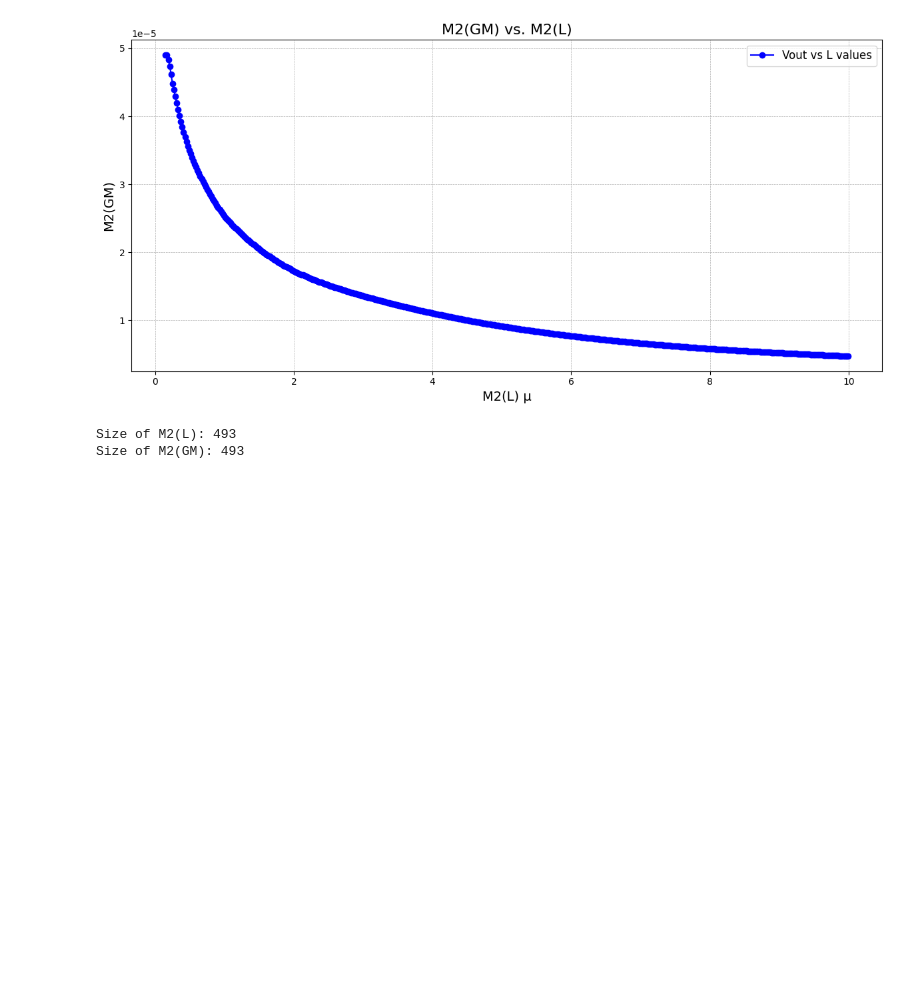
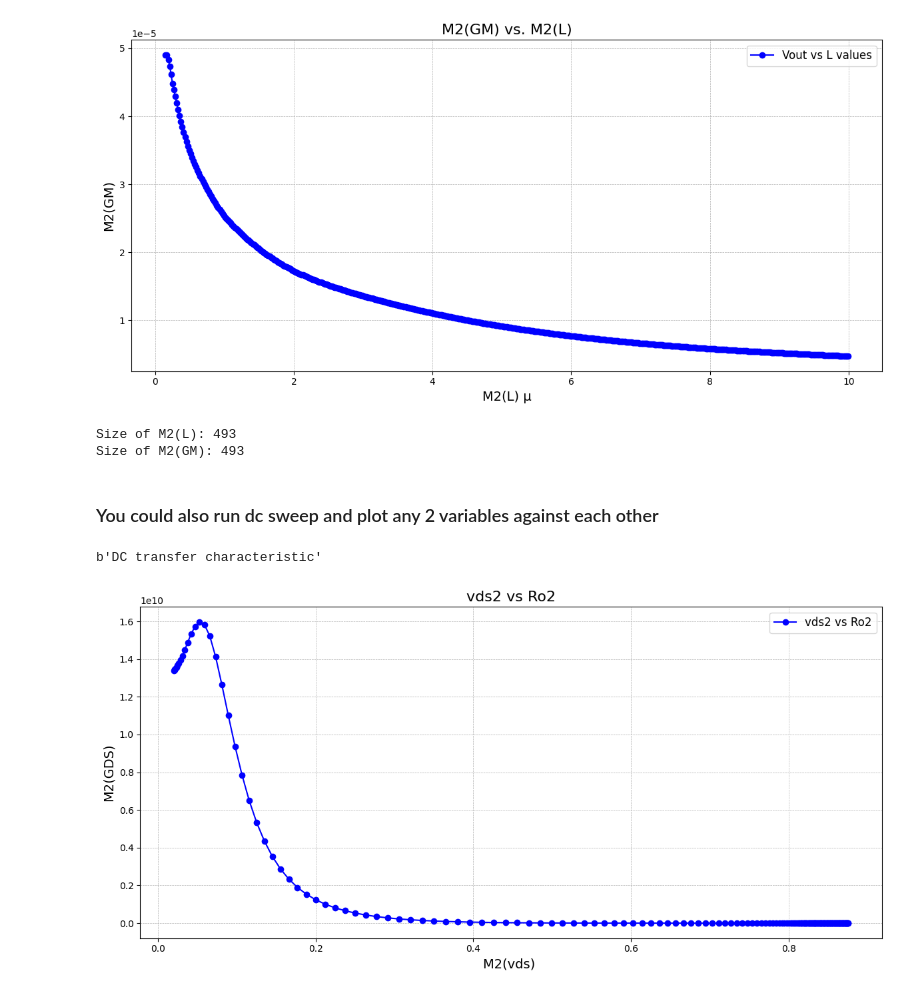
Before and after one commit to abdelrahmanali15/CircuitCruncher, a Jupyter notebook: post_analysis_notebook.ipynb, the cells around one changed output. Saved outputs shown, nothing was run; the diff lists cells and outputs as text; code cells hidden in the pictures; blank space fills up the shorter version.

Commit message:
add dc sweep

```diff
--- a/post_analysis_notebook.ipynb
+++ b/post_analysis_notebook.ipynb
@@ -89,6 +89,7 @@ sim_dir = '/home/tare/XschemForSky/labs/lab3/5t-ota/sim'
 save_raw_path = sim_dir +'/5t-ota_tb.raw'
 op_raw_path = sim_dir + '/5t-ota_tb.raw'
 ac_raw_path = sim_dir + '/5t-ota_tb_ac.raw'
+dc_raw_path = sim_dir + '/5t-ota_tb_dc.raw'
 output_dir = '/home/tare/XschemForSky/labs/lab3/5t-ota/sim'
 # %% [markdown]
 ### Generate Save Spice file for Operating point
@@ -272,3 +273,43 @@ print('Size of M2(GM):', vout.size)
 [figure]
 Size of M2(L): 493
 Size of M2(GM): 493
+# %% [markdown]
+### You could also run dc sweep and plot any 2 variables against each other
+# %%
+run_dc = True
+
+if run_dc:
+    (arrs, plots) = ng_raw_read(dc_raw_path)
+    DC_simNumber = simType('dc',plots)
+
+    print(plots[DC_simNumber][b'plotname']) # Print Simulation type to make sure it's what we want
+
+
+    dfs = to_data_frames((arrs, plots))
+    df = dfs[DC_simNumber]
+    # view_headers(df) # Print variables in dataframe to select variables I want to plot against each other
+
+
+    vds2 = df['v(@m.x1.xm2.msky130_fd_pr__pfet_01v8[vds])']
+    gds2 = df['@m.x1.xm2.msky130_fd_pr__pfet_01v8[gds]']
+    ro2  = np.divide(1,gds2)
+    plt.figure(figsize=(12, 6))  # Adjust the figure size
+
+    # Customize the plot
+    plt.plot(vds2, ro2, marker='o', linestyle='-', color='b', label='vds2 vs Ro2')
+    plt.title('vds2 vs Ro2', fontsize=16)
+    plt.xlabel('M2(vds) ', fontsize=14)
+    plt.ylabel('M2(GDS)', fontsize=14)
+    plt.grid(True, which='both', linestyle='--', linewidth=0.5)
+    plt.legend(fontsize=12)
+    plt.tight_layout()
+
+    # Show the plot
+    plt.show()
+
+    # Print the sizes of l_values and vout
+    # print('Size of M2(L):', gm2.size)
+    # print('Size of M2(GM):', gds2.size)
+# %% [output]
+b'DC transfer characteristic'
+[figure, added]
```
Also changed, not shown: 1 other file.
